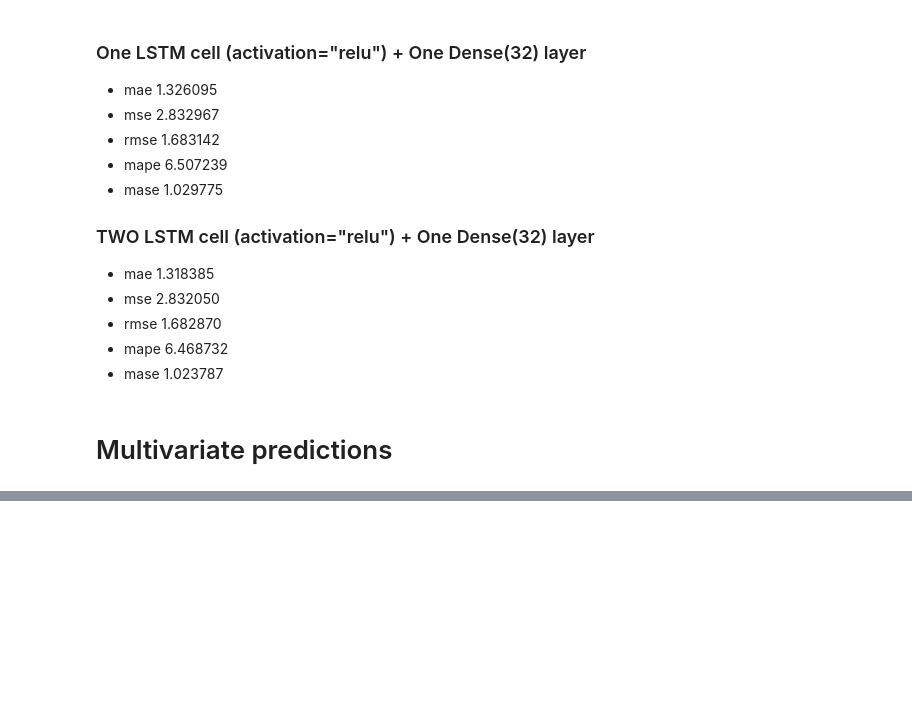
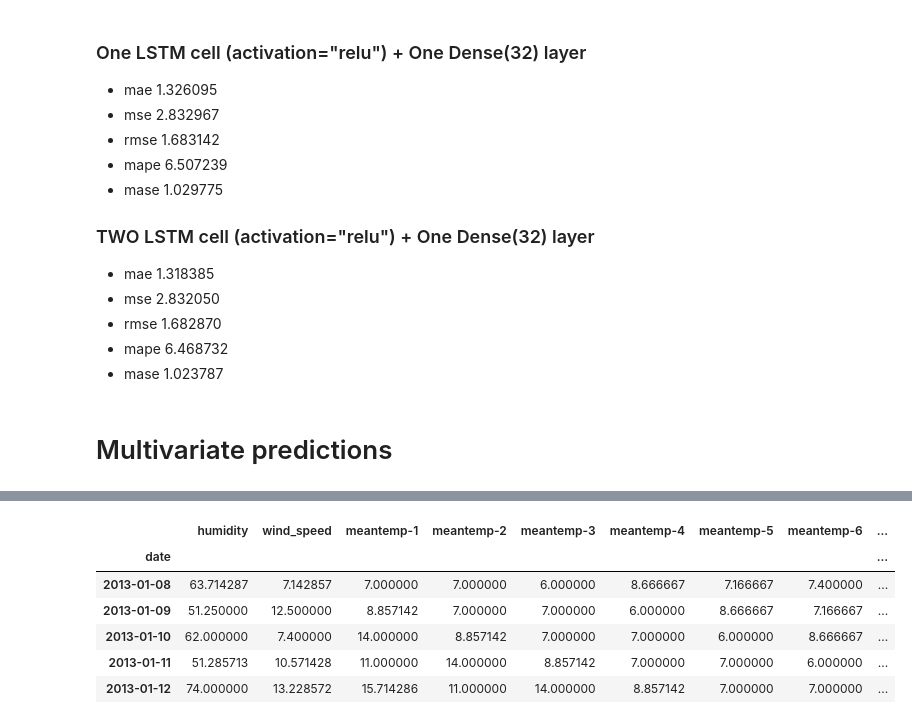
Before and after one commit to alexandre-pinon/voltron, a Jupyter notebook: src/ai/bootstrap.ipynb, the cells around one changed output, grey strips where cells are left out. Saved outputs shown, nothing was run; the diff lists cells and outputs as text; code cells hidden in the pictures; blank space fills up the shorter version.

```diff
--- a/src/ai/bootstrap.ipynb
+++ b/src/ai/bootstrap.ipynb
@@ -1092,0 +1151,13 @@ scaled_train_df.plot(ax=ax, style="-")
+# %%
+# Let's create X & y, remove the NaN's and convert to float32 to prevent TensorFlow errors
+X = df_windowed.dropna().drop("meantemp", axis=1).astype(np.float32)
+y = df_windowed.dropna()["meantemp"].astype(np.float32)
+X.head()
+# %% [output]
+|  | humidity | wind_speed | meantemp-1 | meantemp-2 | meantemp-3 | meantemp-4 | meantemp-5 | meantemp-6 | ... |
+| date |  |  |  |  |  |  |  |  | ... |
+| 2013-01-08 | 63.714287 | 7.142857 | 7.000000 | 7.000000 | 6.000000 | 8.666667 | 7.166667 | 7.400000 | ... |
+| 2013-01-09 | 51.250000 | 12.500000 | 8.857142 | 7.000000 | 7.000000 | 6.000000 | 8.666667 | 7.166667 | ... |
+| 2013-01-10 | 62.000000 | 7.400000 | 14.000000 | 8.857142 | 7.000000 | 7.000000 | 6.000000 | 8.666667 | ... |
+| 2013-01-11 | 51.285713 | 10.571428 | 11.000000 | 14.000000 | 8.857142 | 7.000000 | 7.000000 | 6.000000 | ... |
+| 2013-01-12 | 74.000000 | 13.228572 | 15.714286 | 11.000000 | 14.000000 | 8.857142 | 7.000000 | 7.000000 | ... |
```
Also changed, not shown: parts of 12 cells of this notebook, 1 other file.
